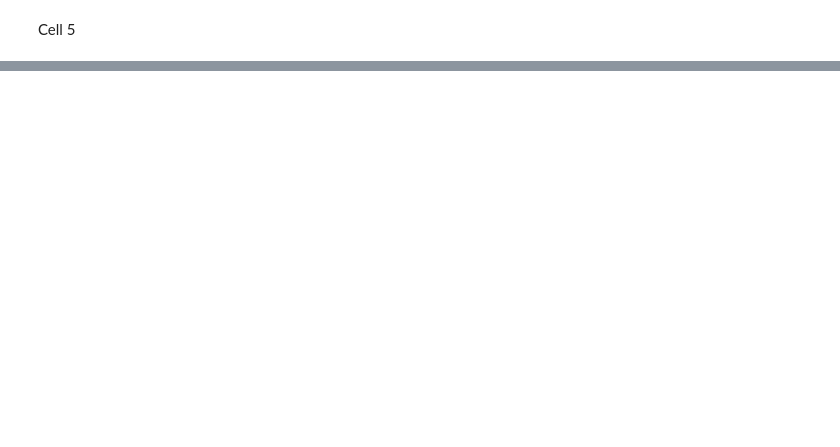
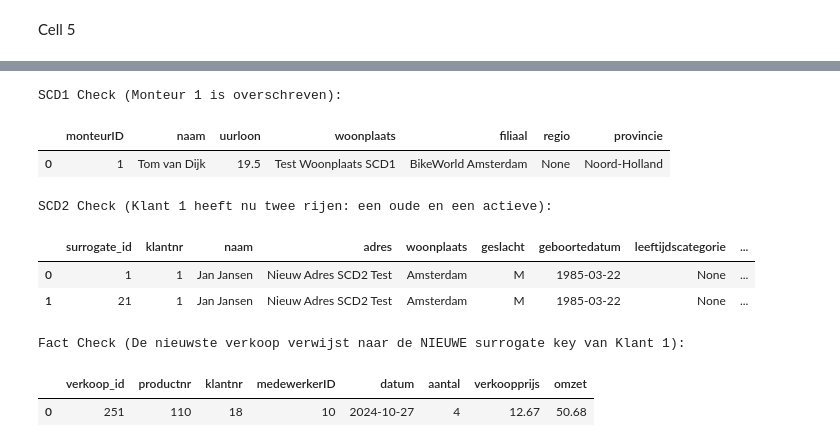
Before and after one commit to BramPeerdeman/DEAI_Portfolio, a Jupyter notebook: DWHScript.ipynb, the cells around one changed output, grey strips where cells are left out. Cells and saved outputs as stored; diff of their text form; code cells hidden in the pictures; blank space fills up the shorter version.

```diff
--- a/DWHScript.ipynb
+++ b/DWHScript.ipynb
@@ -759,3 +760,29 @@ Onderhoud columns:          ['onderhoudnr', 'datum', 'starttijd', 'eindtijd', 'f
 ✅ FACT_Onderhoud → 48 ingevoegd (2 overgeslagen)
 
 ✅ ETL volledig afgerond.
+# %%
+import sqlite3
+conn_dwh = sqlite3.connect('BikeToDriveDWH.db')
+import pandas as pd
+
+print("SCD1 Check (Monteur 1 is overschreven):")
+display(pd.read_sql_query("SELECT * FROM DIM_Medewerker WHERE monteurID = 1", conn_dwh))
+
+print("\nSCD2 Check (Klant 1 heeft nu twee rijen: een oude en een actieve):")
+display(pd.read_sql_query("SELECT * FROM DIM_Klant WHERE klantnr = 1", conn_dwh))
+
+print("\nFact Check (De nieuwste verkoop verwijst naar de NIEUWE surrogate key van Klant 1):")
+display(pd.read_sql_query("SELECT * FROM FACT_Verkoop ORDER BY verkoop_id DESC LIMIT 1", conn_dwh))
+
+conn_dwh.close()
+# %% [output]
+SCD1 Check (Monteur 1 is overschreven):
+|  | monteurID | naam | uurloon | woonplaats | filiaal | regio | provincie |
+| 0 | 1 | Tom van Dijk | 19.5 | Test Woonplaats SCD1 | BikeWorld Amsterdam | None | Noord-Holland |
+SCD2 Check (Klant 1 heeft nu twee rijen: een oude en een actieve):
+|  | surrogate_id | klantnr | naam | adres | woonplaats | geslacht | geboortedatum | leeftijdscategorie | ... |
+| 0 | 1 | 1 | Jan Jansen | Nieuw Adres SCD2 Test | Amsterdam | M | 1985-03-22 | None | ... |
+| 1 | 21 | 1 | Jan Jansen | Nieuw Adres SCD2 Test | Amsterdam | M | 1985-03-22 | None | ... |
+Fact Check (De nieuwste verkoop verwijst naar de NIEUWE surrogate key van Klant 1):
+|  | verkoop_id | productnr | klantnr | medewerkerID | datum | aantal | verkoopprijs | omzet |
+| 0 | 251 | 110 | 18 | 10 | 2024-10-27 | 4 | 12.67 | 50.68 |
```
Also changed, not shown: parts of 6 cells of this notebook, 1 other file.
